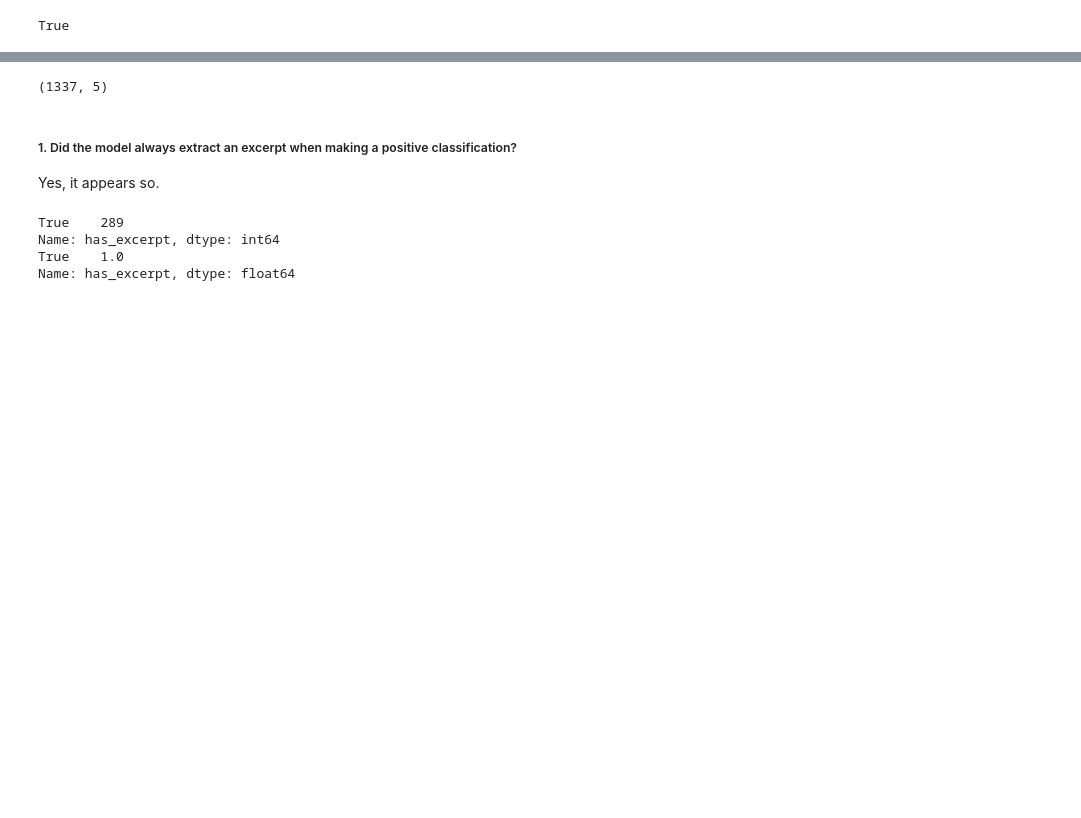
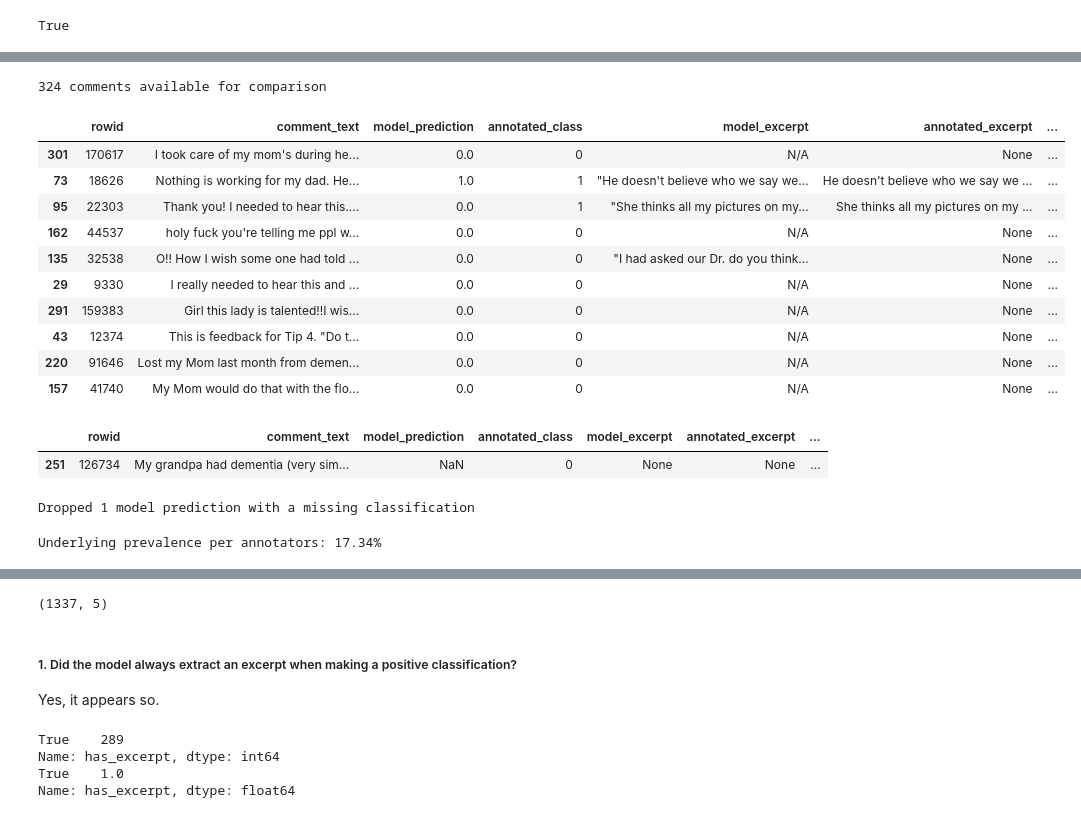
Before and after one commit to dr00b/testing_llm_in_delusion_recognition, a Jupyter notebook: notebooks/compute_results.ipynb, the cells around one changed output, grey strips where cells are left out. Cells and saved outputs as stored; diff of their text form; code cells hidden in the pictures; blank space fills up the shorter version.

```diff
--- a/notebooks/compute_results.ipynb
+++ b/notebooks/compute_results.ipynb
@@ -16,0 +16,54 @@ True
+# %%
+qry = """
+SELECT
+    co.ROWID,
+    co.comment_text,
+    cl.is_possible_delusion AS model_prediction,
+    an.possible_delusion AS annotated_class,
+    cl.excerpt AS model_excerpt,
+    an.excerpt AS annotated_excerpt,
+    cl.prompt_tokens
+FROM classifications cl
+INNER JOIN comments co ON cl.input_text_id = co.ROWID
+AND cl.prompt_version = 5
+INNER JOIN annotated an ON co.ROWID = an.comment_rowid
+WHERE an.batch = 2 -- the test set
+"""
+confused_df = pd.read_sql(qry, con=sqlite3.connect(os.path.join('..', 'data', os.getenv('SQLITE_DB_NAME'))))
+print(confused_df.shape[0], 'comments available for comparison')
+# %% [output]
+324 comments available for comparison
+# %%
+confused_df.sample(10)
+# %% [output]
+|  | rowid | comment_text | model_prediction | annotated_class | model_excerpt | annotated_excerpt | ... |
+| 301 | 170617 | I took care of my mom's during he... | 0.0 | 0 | N/A | None | ... |
+| 73 | 18626 | Nothing is working for my dad. He... | 1.0 | 1 | "He doesn't believe who we say we... | He doesn't believe who we say we ... | ... |
+| 95 | 22303 | Thank you! I needed to hear this.... | 0.0 | 1 | "She thinks all my pictures on my... | She thinks all my pictures on my ... | ... |
+| 162 | 44537 | holy fuck you're telling me ppl w... | 0.0 | 0 | N/A | None | ... |
+| 135 | 32538 | O!! How I wish some one had told ... | 0.0 | 0 | "I had asked our Dr. do you think... | None | ... |
+| 29 | 9330 | I really needed to hear this and ... | 0.0 | 0 | N/A | None | ... |
+| 291 | 159383 | Girl this lady is talented!!I wis... | 0.0 | 0 | N/A | None | ... |
+| 43 | 12374 | This is feedback for Tip 4. "Do t... | 0.0 | 0 | N/A | None | ... |
+| 220 | 91646 | Lost my Mom last month from demen... | 0.0 | 0 | N/A | None | ... |
+| 157 | 41740 | My Mom would do that with the flo... | 0.0 | 0 | N/A | None | ... |
+# %%
+# interesting... the model caused a parsing error in this comment. Appears to be the only issue in a set of 324 comments
+''''
+had dementia: true
+Excerpt: "He passed away this January.. I never really got to know him💔"
+'''
+confused_df.loc[confused_df.model_prediction.isna() | confused_df.annotated_class.isna(), :]
+# %% [output]
+|  | rowid | comment_text | model_prediction | annotated_class | model_excerpt | annotated_excerpt | ... |
+| 251 | 126734 | My grandpa had dementia (very sim... | NaN | 0 | None | None | ... |
+# %%
+orig_size = confused_df.shape[0]
+confused_df.dropna(inplace=True, subset=['model_prediction', 'annotated_class'])
+print('Dropped', orig_size - confused_df.shape[0], 'model prediction with a missing classification')
+# %% [output]
+Dropped 1 model prediction with a missing classification
+# %%
+print('Underlying prevalence per annotators: {:.2%}'.format(confused_df.annotated_class.mean()))
+# %% [output]
+Underlying prevalence per annotators: 17.34%
```
Also changed, not shown: parts of 14 cells of this notebook, 1 other file.
